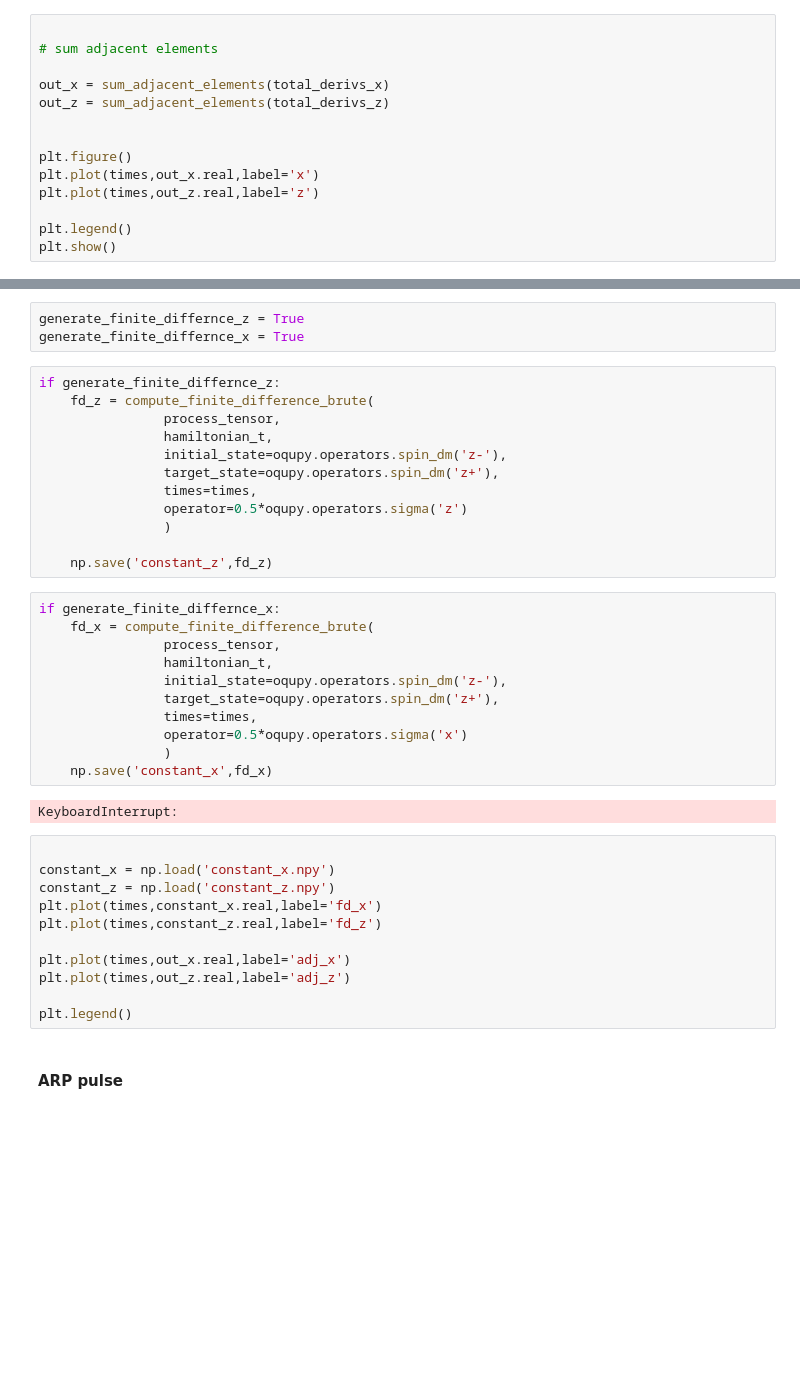
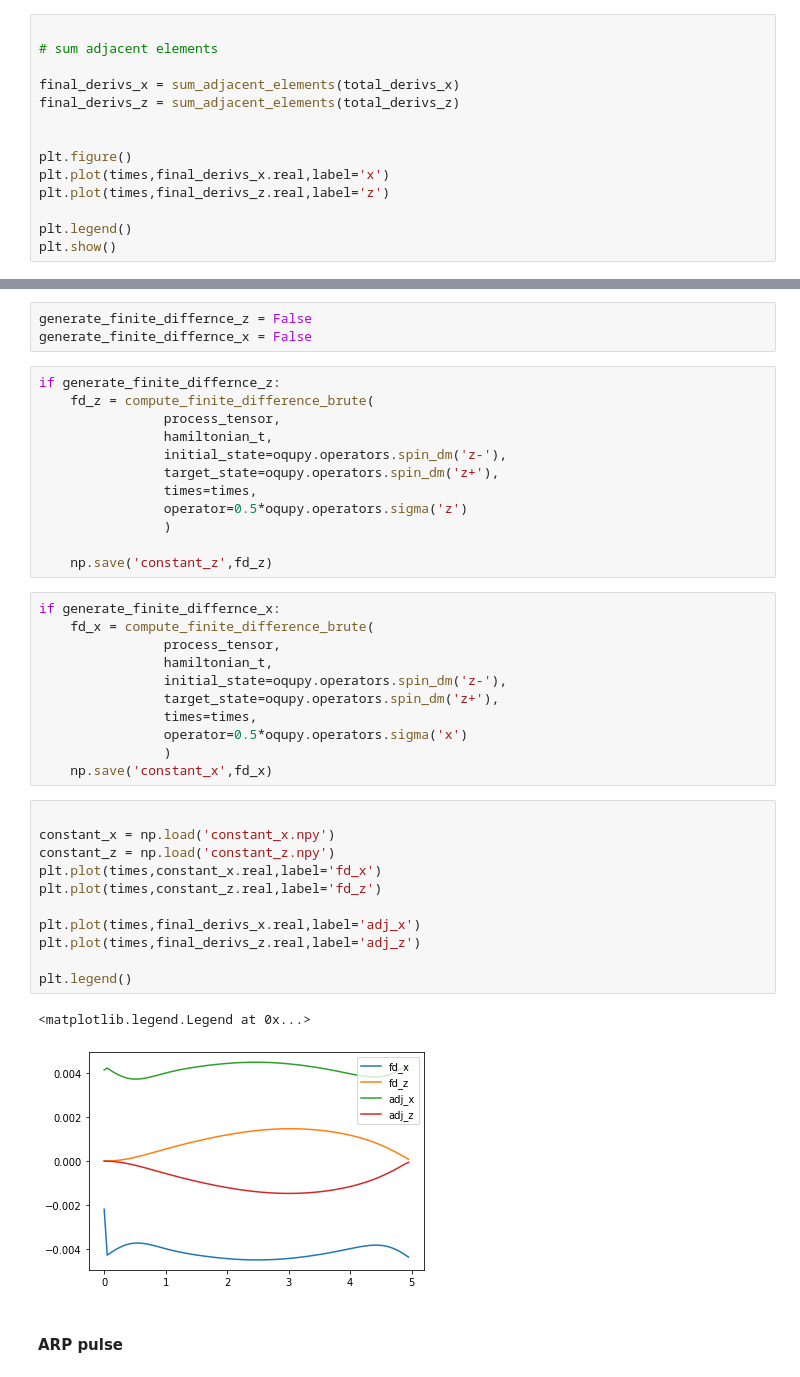
Before and after one commit to tempoCollaboration/OQuPy, a Jupyter notebook: tutorials/gradients_introduction.ipynb, the cells around one changed output, grey strips where cells are left out. Saved outputs shown, nothing was run; the diff lists cells and outputs as text; blank space fills up the shorter version.

```diff
--- a/tutorials/gradients_introduction.ipynb
+++ b/tutorials/gradients_introduction.ipynb
@@ -343,13 +370,13 @@ def sum_adjacent_elements(array:np.ndarray)-> np.ndarray:
 
 # sum adjacent elements
 
-out_x = sum_adjacent_elements(total_derivs_x)
-out_z = sum_adjacent_elements(total_derivs_z)
+final_derivs_x = sum_adjacent_elements(total_derivs_x)
+final_derivs_z = sum_adjacent_elements(total_derivs_z)
 
 
 plt.figure()
-plt.plot(times,out_x.real,label='x')
-plt.plot(times,out_z.real,label='z')
+plt.plot(times,final_derivs_x.real,label='x')
+plt.plot(times,final_derivs_z.real,label='z')
 
 plt.legend()
 plt.show()
@@ -581,8 +608,8 @@ def compute_finite_difference_brute(
 
     return derivative_array
 # %%
-generate_finite_differnce_z = True
-generate_finite_differnce_x = True
+generate_finite_differnce_z = False
+generate_finite_differnce_x = False
 # %%
 if generate_finite_differnce_z:
     fd_z = compute_finite_difference_brute(
@@ -606,19 +633,20 @@ if generate_finite_differnce_x:
                 operator=0.5*oqupy.operators.sigma('x')
                 )
     np.save('constant_x',fd_x)
-# %% [output]
-KeyboardInterrupt:
 # %%
 
 constant_x = np.load('constant_x.npy')
 constant_z = np.load('constant_z.npy')
 plt.plot(times,constant_x.real,label='fd_x')
 plt.plot(times,constant_z.real,label='fd_z')
 
-plt.plot(times,out_x.real,label='adj_x')
-plt.plot(times,out_z.real,label='adj_z')
+plt.plot(times,final_derivs_x.real,label='adj_x')
+plt.plot(times,final_derivs_z.real,label='adj_z')
 
 plt.legend()
+# %% [output]
+<matplotlib.legend.Legend at 0x...>
+[figure, added]
 # %% [markdown]
 #### ARP pulse
 # %%
```
Also changed, not shown: parts of 10 cells of this notebook, 1 other file.
